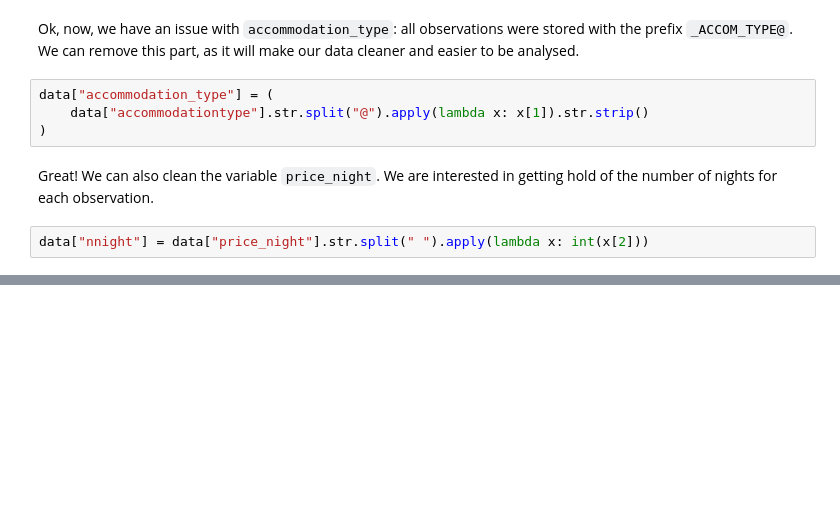
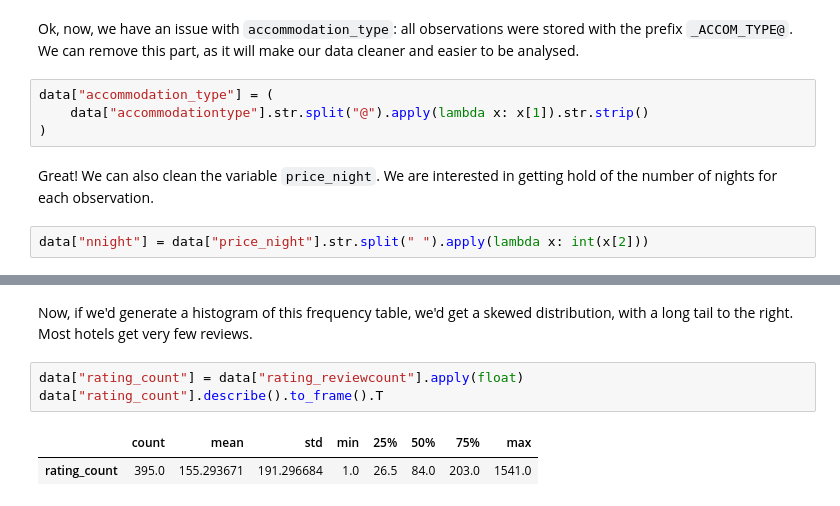
Before and after one commit to felipesebben/bk_data_analysis_studies, a Jupyter notebook: da_case_studies/ch02-hotels_data_prep/ch02-hotels_data_prep.ipynb, the cells around one changed output, grey strips where cells are left out. Drawn from its saved outputs; the diff is of its cells as text; blank space fills up the shorter version.

```diff
--- a/da_case_studies/ch02-hotels_data_prep/ch02-hotels_data_prep.ipynb
+++ b/da_case_studies/ch02-hotels_data_prep/ch02-hotels_data_prep.ipynb
@@ -152,0 +233,8 @@ data["nnight"] = data["price_night"].str.split(" ").apply(lambda x: int(x[2]))
+# %% [markdown]
+<p>Now, if we'd generate a histogram of this frequency table, we'd get a skewed distribution, with a long tail to the right. Most hotels get very few reviews.</p>
+# %%
+data["rating_count"] = data["rating_reviewcount"].apply(float)
+data["rating_count"].describe().to_frame().T
+# %% [output]
+|  | count | mean | std | min | 25% | 50% | 75% | max |
+| rating_count | 395.0 | 155.293671 | 191.296684 | 1.0 | 26.5 | 84.0 | 203.0 | 1541.0 |
```
Also changed, not shown: parts of 8 cells of this notebook.
